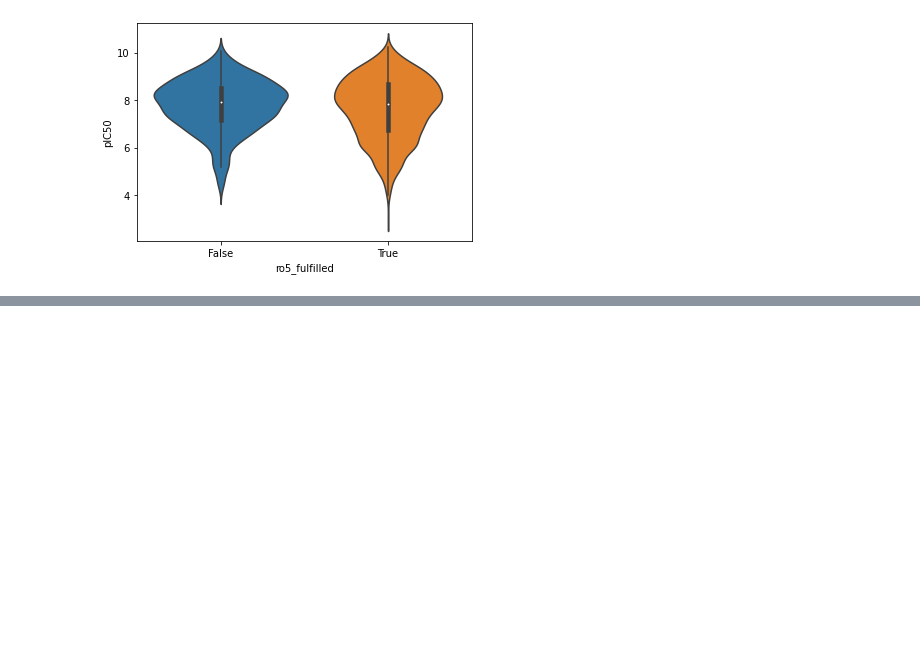
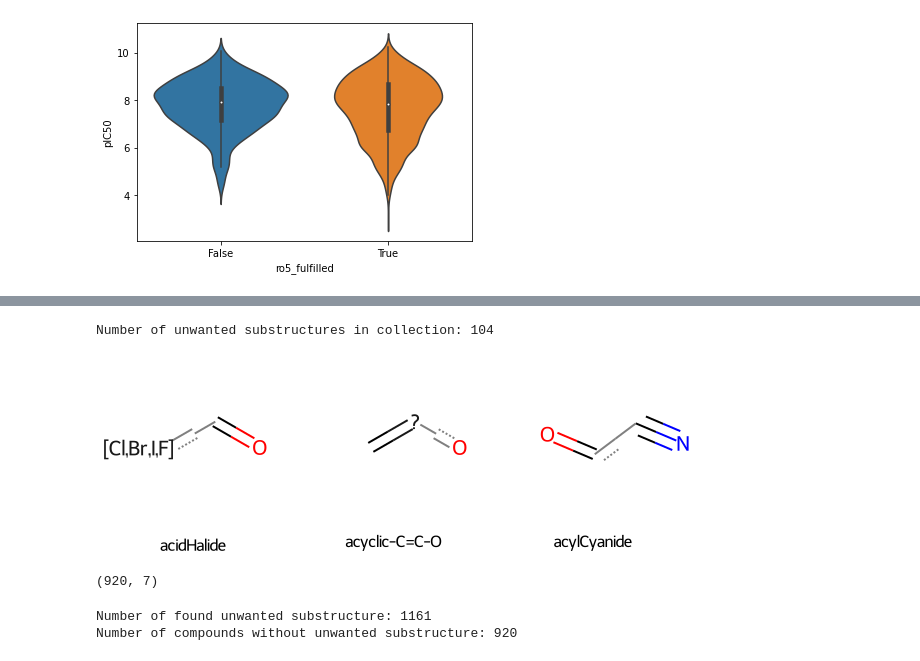
Before and after one commit to binary-alkemi/BTK_inhibitor, a Jupyter notebook: cheminformatic_analysis/ADMET_BTK_inhouse.ipynb, the cells around one changed output, grey strips where cells are left out. Saved outputs shown, nothing was run; the diff lists cells and outputs as text; code cells hidden in the pictures; blank space fills up the shorter version.

```diff
--- a/cheminformatic_analysis/ADMET_BTK_inhouse.ipynb
+++ b/cheminformatic_analysis/ADMET_BTK_inhouse.ipynb
@@ -227,0 +380,2 @@ fig = sns.violinplot(x="ro5_fulfilled", y="pIC50", data=molecules)
+# %%
+substructures = pd.read_csv("data/unwanted_substructures.csv", sep="\s+")
@@ -227,0 +391,13 @@ fig = sns.violinplot(x="ro5_fulfilled", y="pIC50", data=molecules)
+# %%
+substructures["rdkit_molecules"] = substructures.smarts.apply(Chem.MolFromSmarts)
+# %%
+print("Number of unwanted substructures in collection:", len(substructures))
+# %% [output]
+Number of unwanted substructures in collection: 104
+# %%
+Chem.Draw.MolsToGridImage(
+    mols=substructures.rdkit_molecules.tolist()[2:5],
+    legends=substructures.name.tolist()[2:5],
+)
+# %% [output]
+[figure, added]
@@ -227,0 +427,11 @@ fig = sns.violinplot(x="ro5_fulfilled", y="pIC50", data=molecules)
+# %%
+df_btk.shape
+# %% [output]
+(920, 7)
+# %%
+# NBVAL_CHECK_OUTPUT
+print(f"Number of found unwanted substructure: {len(matches)}")
+print(f"Number of compounds without unwanted substructure: {len(df_btk)}")
+# %% [output]
+Number of found unwanted substructure: 1161
+Number of compounds without unwanted substructure: 920
```
Also changed, not shown: parts of 28 cells of this notebook, 3 other files.
